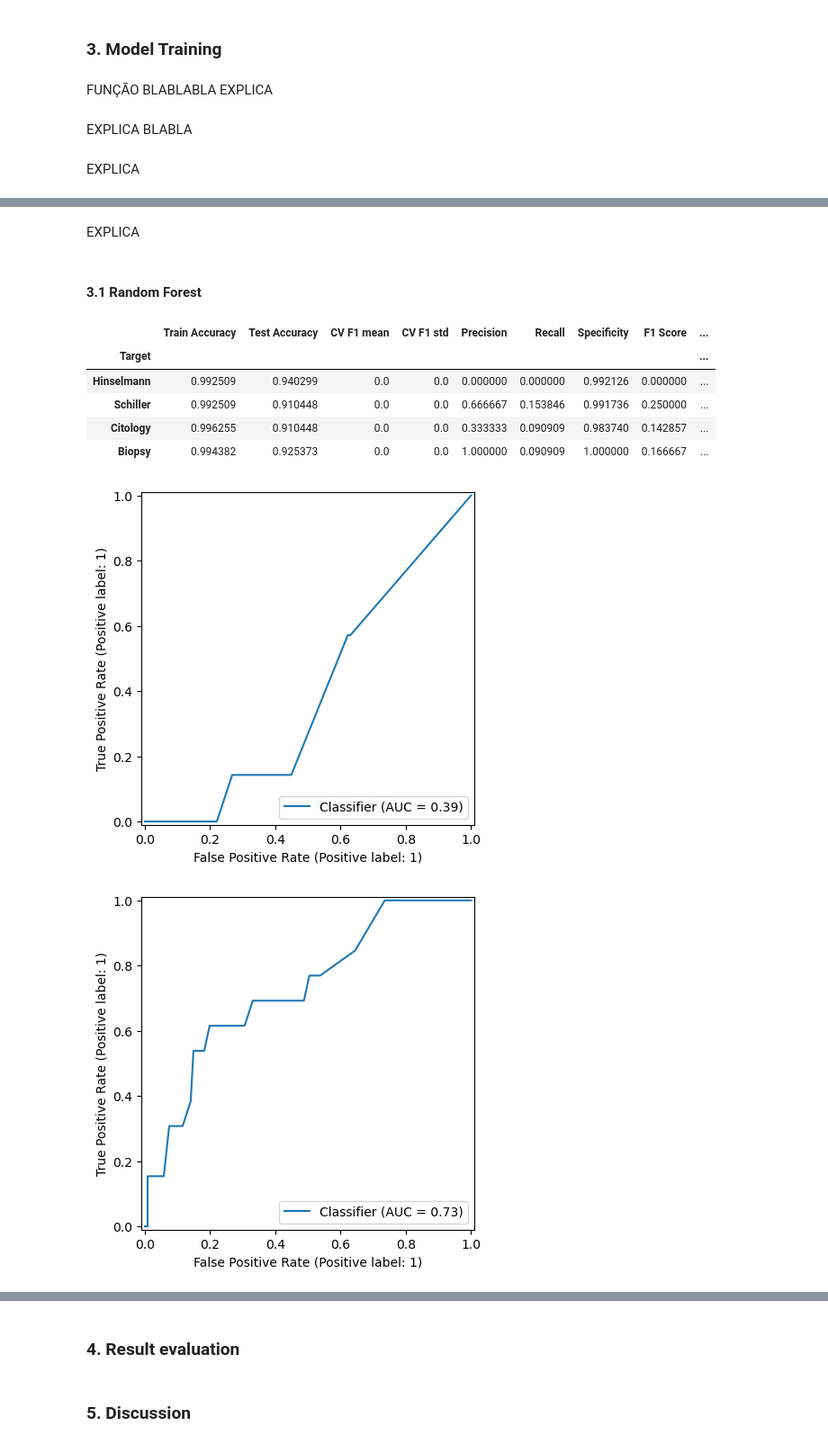
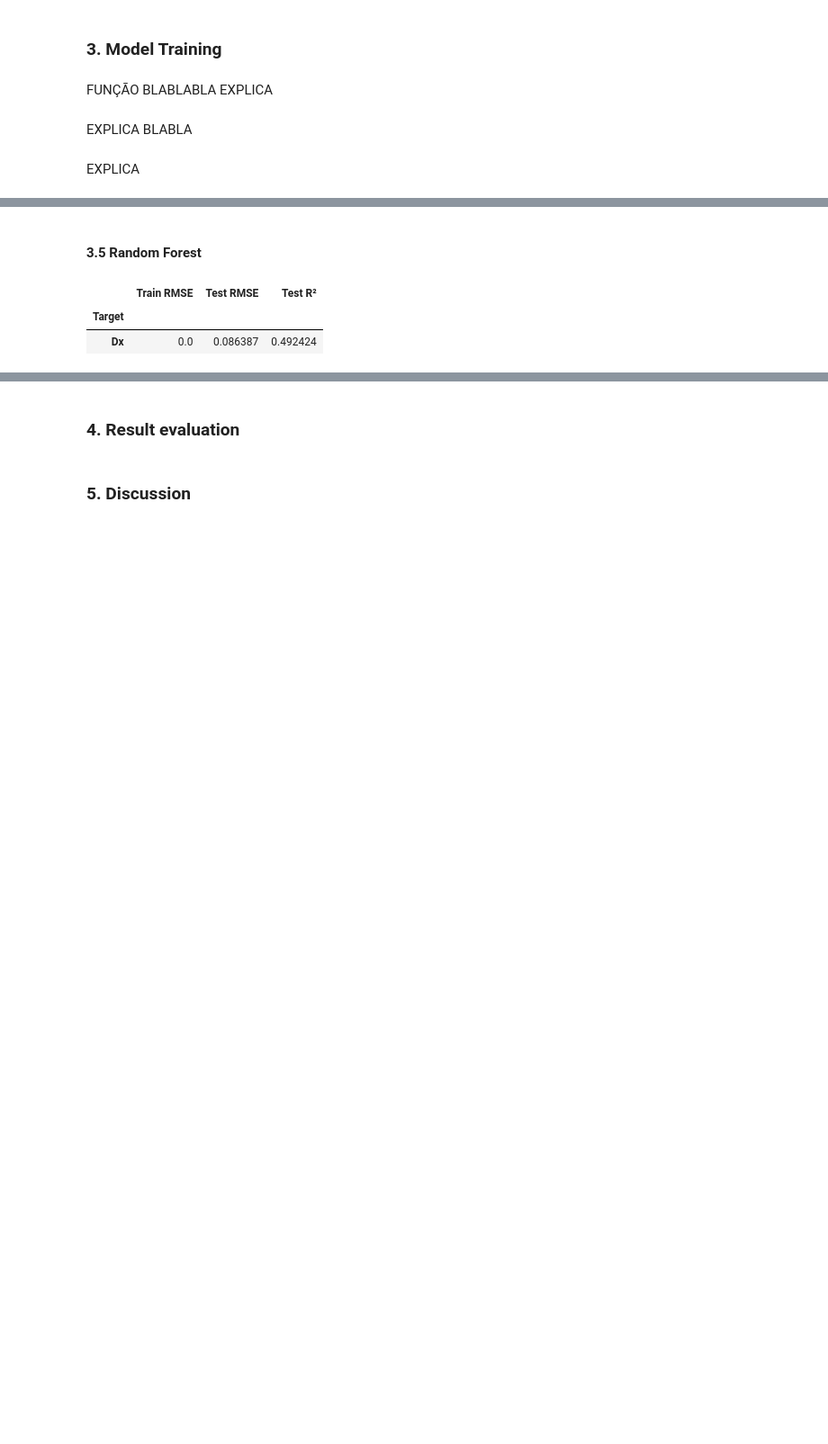
Before and after one commit to PedroC12804/Projeto-AAEB, a Jupyter notebook: Projeto .ipynb, the cells around one changed output, grey strips where cells are left out. Shown: that part at 90% size. Saved outputs shown, nothing was run; the diff lists cells and outputs as text; code cells hidden in the pictures; blank space fills up the shorter version.

Commit message:
novos modelos

```diff
--- a/Projeto .ipynb
+++ b/Projeto .ipynb
@@ -199,7 +231,7 @@ df_cervical_cancer.head()
 #Correlação entre as target variables
 import seaborn as sns
 import matplotlib.pyplot as plt
-df_corr = df_cervical_cancer.drop(['Hinselmann', 'Schiller', 'Citology', 'Biopsy'],axis=1).corr()
+df_corr = df_cervical_cancer.drop(['Dx'],axis=1).corr()
 
 threshold = 0.5
 df_corr_filtered = df_corr[df_corr > threshold]
@@ -293,3 +299,26 @@ def calculate_metrics_classification(model_name, model_instance, X_train, y_trai
+# %%
+def calculate_metrics(model_name: str, model_instance, X_train, y_train, X_test, y_test) -> dict:
+    """
+    Calculate performance metrics for a model based on its type.
+
+    :param model_name: Name of the model.
+    :param model_instance: The model instance.
+    :param X_train: Training features.
+    :param y_train: Training labels.
+    :param X_test: Test features.
+    :param y_test: Test labels.
+    :return: Dictionary of metrics.
+    """
+    # Predictions
+    y_pred_train = model_instance.predict(X_train)
+    y_pred_test = model_instance.predict(X_test)
+
+    metrics = {"Train RMSE":np.sqrt(mean_squared_error(y_train, y_pred_train)),
+    "Test RMSE": np.sqrt(mean_squared_error(y_test, y_pred_test)),
+    "Test R²":r2_score(y_test, y_pred_test)
+    }
+
+    return metrics
 # %% [markdown]
 <p style="font-size:15px;">EXPLICA BLABLA  </p>
 # %%
@@ -430,4 +370,2 @@ def Confusion_matrix(models_list, X_test, Y_test):
-# %% [markdown]
-<p style="font-size:15px;"> EXPLICA </p>
 # %%
 #Preparar os Dados - meti aqui por ser uma coisa geral a todos os modelos
@@ -436,25 +374,16 @@ X = df_cervical_cancer.drop(['Hinselmann', 'Schiller', 'Citology', 'Biopsy'],axi
 # %% [markdown]
-<h4>3.1 Random Forest </h4>
+<h4>3.5 Random Forest</h4>
 # %%
 from sklearn.ensemble import RandomForestClassifier
-from tabulate import tabulate
 
 random_forest = ('Random Forest', RandomForestClassifier(random_state=42, class_weight='balanced'))
 
-#Dividir os dados em conjunto de treino e conjunto de teste
-X_train, X_test, y_train, y_test = train_test_split(X, Y, test_size=0.2, random_state=42)
-
 # Treinar e avaliar
-model_metrics = train_and_evaluate_multi_target(random_forest, X_train, y_train, X_test, y_test)
+model_metrics_rf = train_and_evaluate_multi_target(random_forest, X_train, y_train, X_test, y_test)
 
 # Mostrar o DataFrame com formatação tabular
-model_metrics.head()
+model_metrics_rf
 # %% [output]
-|  | Train Accuracy | Test Accuracy | CV F1 mean | CV F1 std | Precision | Recall | Specificity | F1 Score | ... |
-| Target |  |  |  |  |  |  |  |  | ... |
-| Hinselmann | 0.992509 | 0.940299 | 0.0 | 0.0 | 0.000000 | 0.000000 | 0.992126 | 0.000000 | ... |
-| Schiller | 0.992509 | 0.910448 | 0.0 | 0.0 | 0.666667 | 0.153846 | 0.991736 | 0.250000 | ... |
-| Citology | 0.996255 | 0.910448 | 0.0 | 0.0 | 0.333333 | 0.090909 | 0.983740 | 0.142857 | ... |
-| Biopsy | 0.994382 | 0.925373 | 0.0 | 0.0 | 1.000000 | 0.090909 | 1.000000 | 0.166667 | ... |
+|  | Train RMSE | Test RMSE | Test R² |
+| Target |  |  |  |
+| Dx | 0.0 | 0.086387 | 0.492424 |
-[figure, removed]
-[figure, removed]
```
Also changed, not shown: parts of 33 cells of this notebook.
